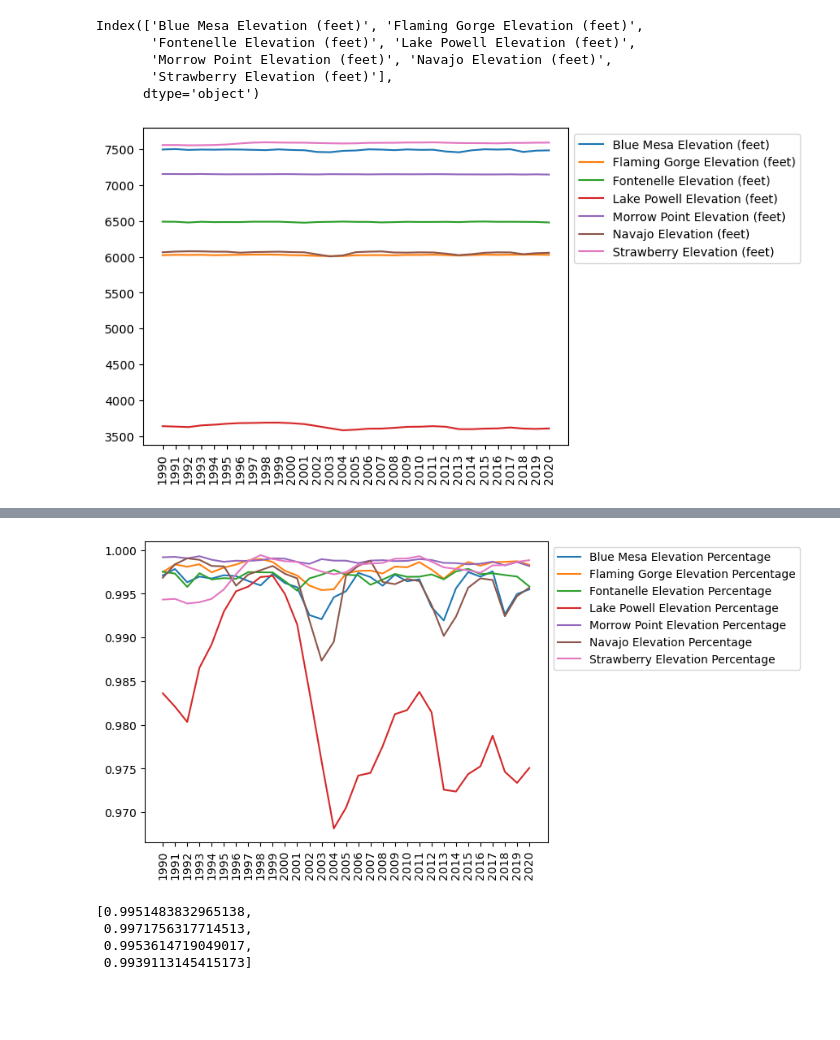
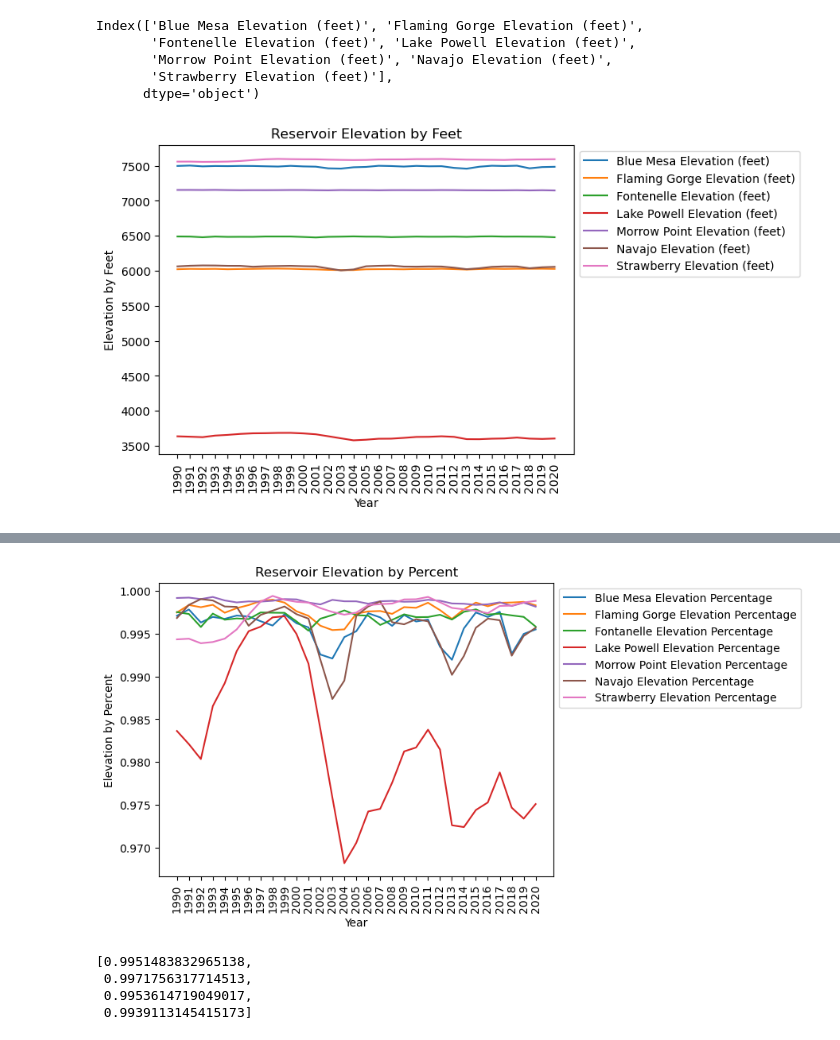
Before and after one commit to Rojodu/Project_1, a Jupyter notebook: Correlation/Reservoirs_Averages_By_Year.ipynb, the cells around one changed output, grey strips where cells are left out. Saved outputs shown, nothing was run; the diff lists cells and outputs as text; code cells hidden in the pictures; blank space fills up the shorter version.

```diff
--- a/Correlation/Reservoirs_Averages_By_Year.ipynb
+++ b/Correlation/Reservoirs_Averages_By_Year.ipynb
@@ -52,10 +52,16 @@ Index(['Blue Mesa Elevation (feet)', 'Flaming Gorge Elevation (feet)',
 # %%
 plt.plot(df,label=df_list)
 plt.xticks(rotation=90)
 plt.legend(bbox_to_anchor=(1.0, 1.0))
+
+plt.xlabel("Year")
+plt.ylabel("Elevation by Feet")
+plt.title("Reservoir Elevation by Feet")
+
+
 plt.show()
 # %% [output]
-[figure, old version]
+[figure, new version]
 # %%
 #In order to better analyze the data, we need to convert it into a percentage of the maximum elevation over the period
 percentage_df = pd.DataFrame({"Blue Mesa Elevation Percentage":df["Blue Mesa Elevation (feet)"]/MaxElevations[0],"Flaming Gorge Elevation Percentage":df["Flaming Gorge Elevation (feet)"]/MaxElevations[1],"Fontanelle Elevation Percentage":df["Fontenelle Elevation (feet)"]/MaxElevations[2],"Lake Powell Elevation Percentage":df["Lake Powell Elevation (feet)"]/MaxElevations[3],"Morrow Point Elevation Percentage":df["Morrow Point Elevation (feet)"]/MaxElevations[4],"Navajo Elevation Percentage":df["Navajo Elevation (feet)"]/MaxElevations[5],"Strawberry Elevation Percentage":df["Strawberry Elevation (feet)"]/MaxElevations[6]})
@@ -92,9 +98,14 @@ percentage_df.style.format({
 plt.plot(percentage_df,label=percentage_df.columns)
 plt.xticks(rotation=90)
 plt.legend(bbox_to_anchor=(1.0, 1.0))
+
+plt.title("Reservoir Elevation by Percent")
+plt.xlabel("Year")
+plt.ylabel("Elevation by Percent")
+
 plt.show()
 # %% [output]
-[figure, old version]
+[figure, new version]
 # %%
 #Now to see if there is any correlation between the lake elevations over the period and the population of the region
 #population_vs_elevation_df = pd.DataFrame({})
```
